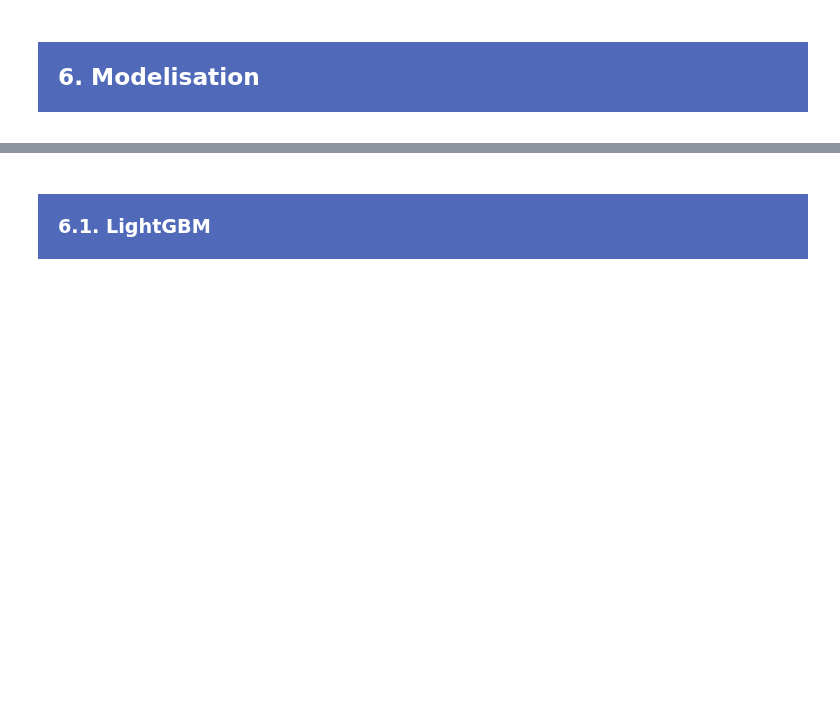
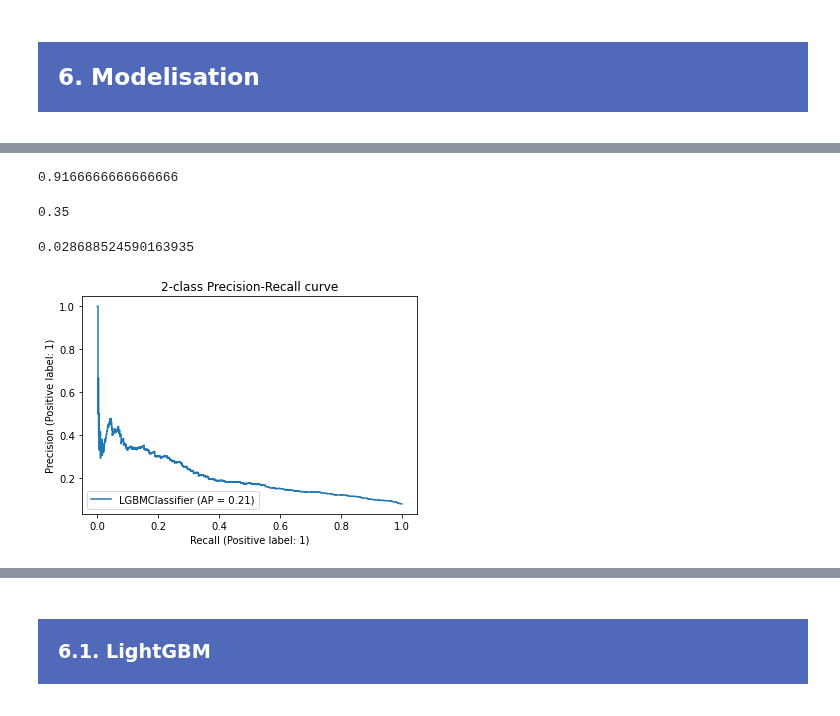
Before and after one commit to samirhinojosa/OC-P7-IMPLEMENT-A-SCORING-MODEL, a Jupyter notebook: notebooks/FINAL_notebook_modeling.ipynb, the cells around one changed output, grey strips where cells are left out. Drawn from its saved outputs; the diff is of its cells as text; code cells hidden in the pictures; blank space fills up the shorter version.

Commit message:
selecting the model

```diff
--- a/notebooks/FINAL_notebook_modeling.ipynb
+++ b/notebooks/FINAL_notebook_modeling.ipynb
@@ -171,0 +470,2 @@ smote = SMOTE(sampling_strategy="auto", k_neighbors=5, n_jobs=-1,
+# %%
+search_lgbm.fit(X_train, y_train)
@@ -171,0 +485,2 @@ smote = SMOTE(sampling_strategy="auto", k_neighbors=5, n_jobs=-1,
+# %%
+search_lgbmXXX.fit(X_train, y_train)
@@ -171,0 +538,2 @@ smote = SMOTE(sampling_strategy="auto", k_neighbors=5, n_jobs=-1,
+# %%
+modelXXX = search_lgbmXXX.best_estimator_
@@ -171,0 +551,3 @@ smote = SMOTE(sampling_strategy="auto", k_neighbors=5, n_jobs=-1,
+# %%
+y_probXXX = modelXXX.predict_proba(X_test)
+y_probXXX = y_probXXX[:, 1]
@@ -171,0 +594,14 @@ smote = SMOTE(sampling_strategy="auto", k_neighbors=5, n_jobs=-1,
+# %%
+print(accuracy)
+# %% [output]
+0.9166666666666666
+# %%
+precision = metrics.precision_score(y_test, y_pred, average='binary')
+print(precision)
+# %% [output]
+0.35
+# %%
+recall = metrics.recall_score(y_test, y_pred, average='binary')
+print(recall)
+# %% [output]
+0.028688524590163935
@@ -171,0 +610,5 @@ smote = SMOTE(sampling_strategy="auto", k_neighbors=5, n_jobs=-1,
+# %%
+display = PrecisionRecallDisplay.from_predictions(y_test.ravel(), y_probXXX.ravel(), name="LGBMClassifier")
+_ = display.ax_.set_title("2-class Precision-Recall curve")
+# %% [output]
+[figure, added]
```
Also changed, not shown: parts of 161 cells of this notebook, 1 other file.
